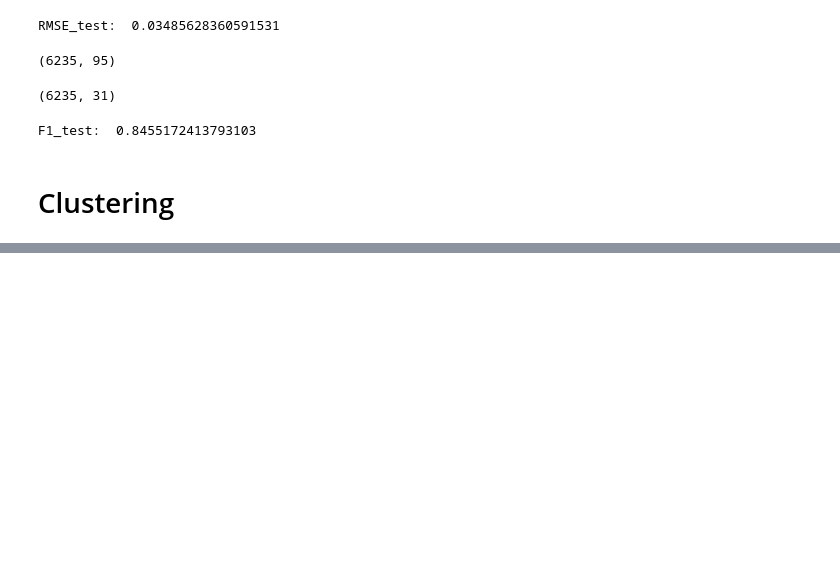
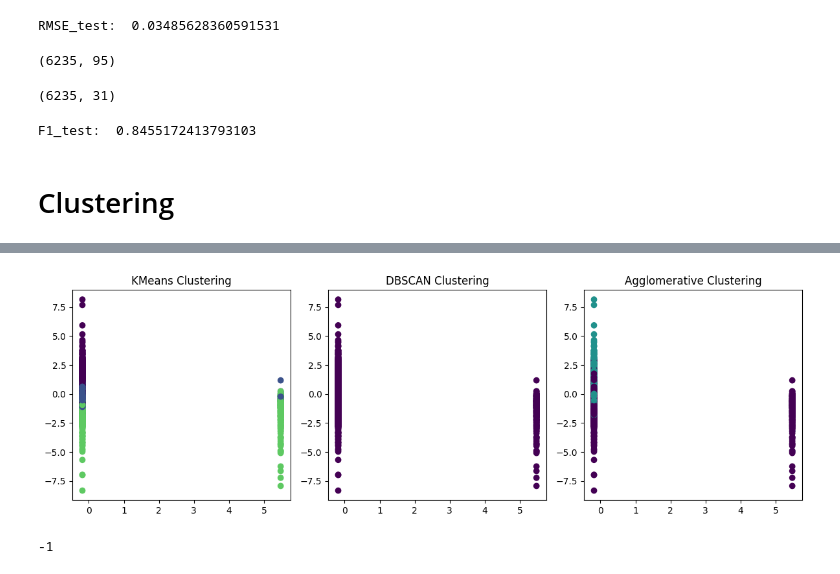
Before and after one commit to adpakw/DS_knowledge_base, a Jupyter notebook: Projects/CompanyBankruptcyPrediction/CompanyBankruptcyPrediction.ipynb, the cells around one changed output, grey strips where cells are left out. Cells and saved outputs as stored; diff of their text form; code cells hidden in the pictures; blank space fills up the shorter version.

Commit message:
CompanyBankruptcyPrediction edited

```diff
--- a/Projects/CompanyBankruptcyPrediction/CompanyBankruptcyPrediction.ipynb
+++ b/Projects/CompanyBankruptcyPrediction/CompanyBankruptcyPrediction.ipynb
@@ -485,0 +530,31 @@ F1_test:  0.8455172413793103
+# %%
+kmeans = KMeans(n_clusters=5, random_state=42)
+kmeans_labels = kmeans.fit_predict(df_clustering)
+
+dbscan = DBSCAN(min_samples=3)
+dbscan_labels = dbscan.fit_predict(df_clustering)
+
+agglo = AgglomerativeClustering(n_clusters=5)
+agglo_labels = agglo.fit_predict(df_clustering)
+
+plt.figure(figsize=(12, 4))
+plt.subplot(1, 3, 1)
+plt.scatter(df_clustering.iloc[:, 0], df_clustering.iloc[:, 1], c=kmeans_labels, cmap='viridis')
+plt.title('KMeans Clustering')
+
+plt.subplot(1, 3, 2)
+plt.scatter(df_clustering.iloc[:, 0], df_clustering.iloc[:, 1], c=dbscan_labels, cmap='viridis')
+plt.title('DBSCAN Clustering')
+
+plt.subplot(1, 3, 3)
+plt.scatter(df_clustering.iloc[:, 0], df_clustering.iloc[:, 1], c=agglo_labels, cmap='viridis')
+plt.title('Agglomerative Clustering')
+
+plt.tight_layout()
+plt.show()
+# %% [output]
+[figure, added]
+# %%
+max(dbscan.labels_)
+# %% [output]
+-1
```
Also changed, not shown: parts of 5 cells of this notebook.
